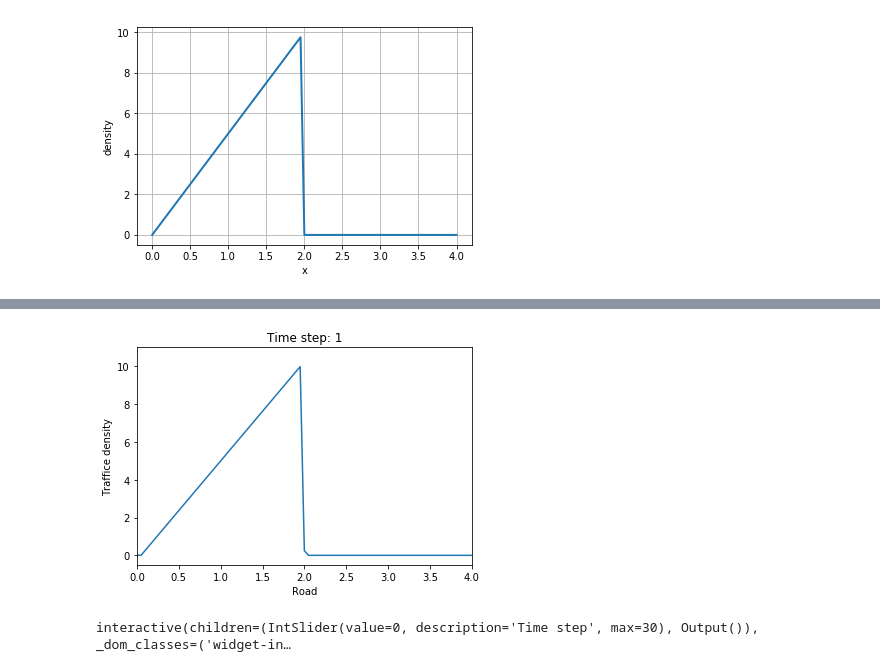
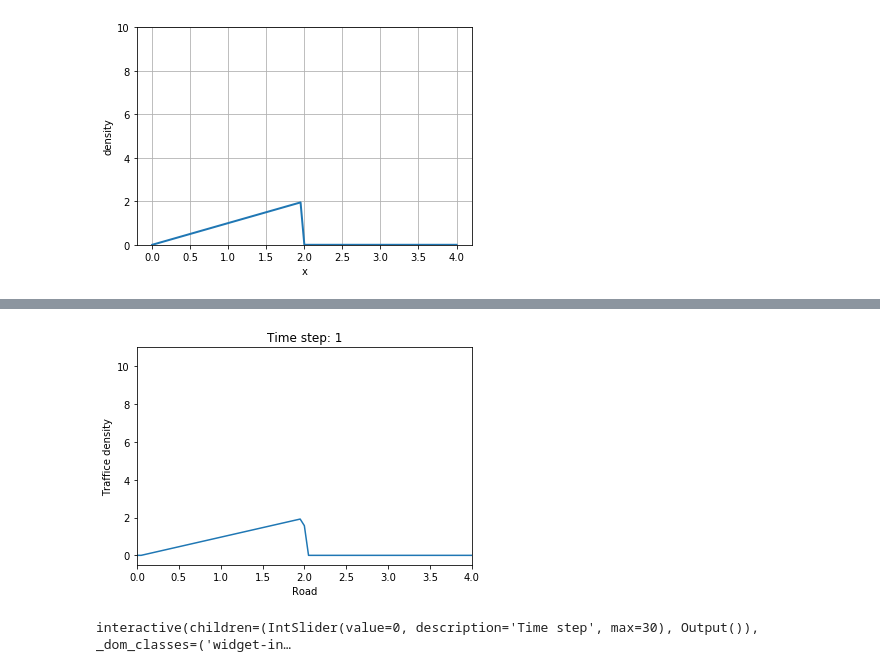
Before and after one commit to welchrj/MAE6286, a Jupyter notebook: 03_01_conservation_law.ipynb, the cells around one changed output, grey strips where cells are left out. Drawn from its saved outputs; the diff is of its cells as text; code cells hidden in the pictures.

```diff
--- a/03_01_conservation_law.ipynb
+++ b/03_01_conservation_law.ipynb
@@ -37,17 +37,19 @@ def ic(rhol, xl, L):
     rho0[mask] = rhol*(x[mask]/xl)
     return rho0, x
 # %%
-rho0, x = ic(rho_max, xl, L)
+rho_light = 2
+rho0, x = ic(rho_light, xl, L)
 # %%
 rho_solution, rho_history = ftbs(rho0, dt, dx, nt, u_max, rho_max)
 fig = plt.figure(figsize=(6.0, 4.0))
 line = plt.plot(x, rho0, color = 'C0',
                linestyle='-', linewidth=2)[0]
+plt.ylim(0, 10.0)
 plt.xlabel('x')
 plt.ylabel('density')
 plt.grid()
 # %% [output]
-[figure, old version]
+[figure, new version]
 # %%
 def update_plot(n, rho_hist):
     fig.suptitle('Time step {:0>2}'.format(n))
@@ -70,7 +72,7 @@ HTML(anim.to_html5_video())
 # %%
 plot(1, x, rho_history)
 # %% [output]
-[figure, old version]
+[figure, new version]
 # %%
 import ipywidgets
 def interactive_plot(x, rho_hist):
```
